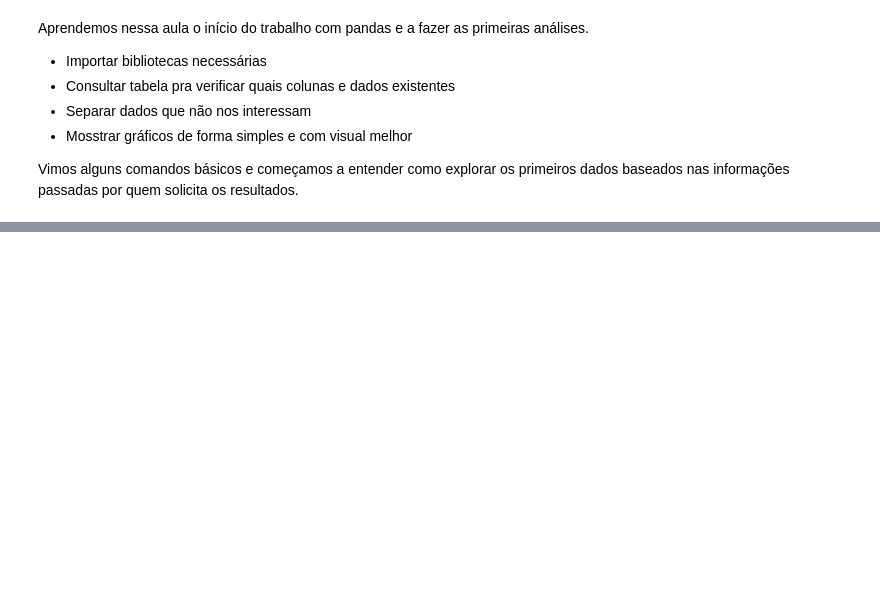
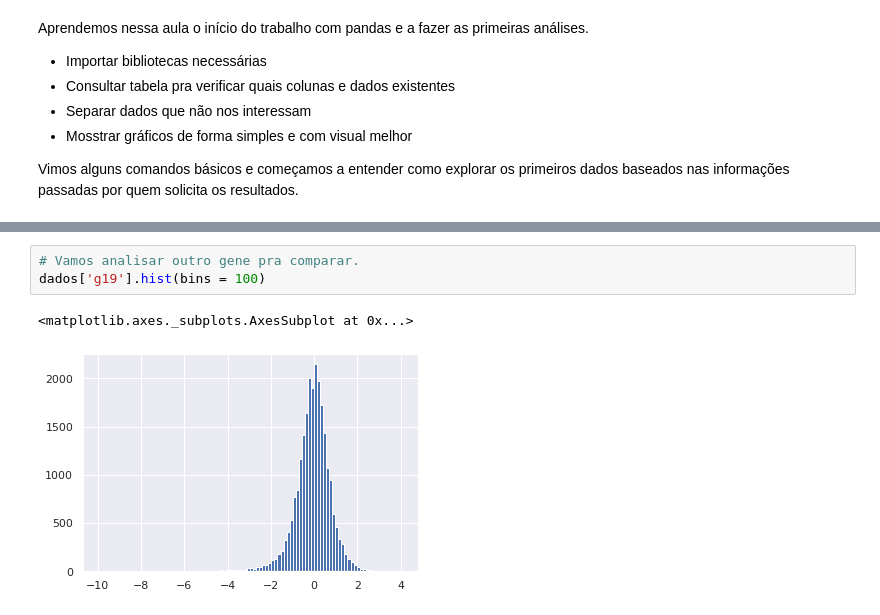
Before and after one commit to collinsdaniel/imersao_dados_3_alura, a Jupyter notebook: ImersaoDados.ipynb, the cells around one changed output, grey strips where cells are left out. Cells and saved outputs as stored; diff of their text form; blank space fills up the shorter version.

```diff
--- a/ImersaoDados.ipynb
+++ b/ImersaoDados.ipynb
@@ -286,0 +379,6 @@ Vimos alguns comandos básicos e começamos a entender como explorar os primeiro
+# %%
+# Vamos analisar outro gene pra comparar.
+dados['g19'].hist(bins = 100)
+# %% [output]
+<matplotlib.axes._subplots.AxesSubplot at 0x...>
+[figure, added]
```
Also changed, not shown: parts of 34 cells of this notebook.
